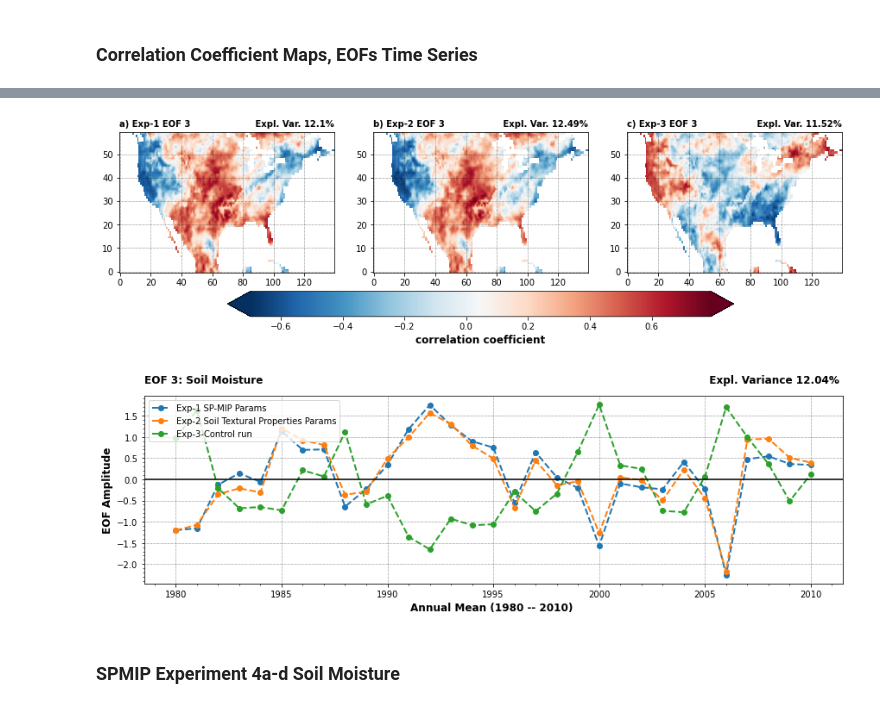
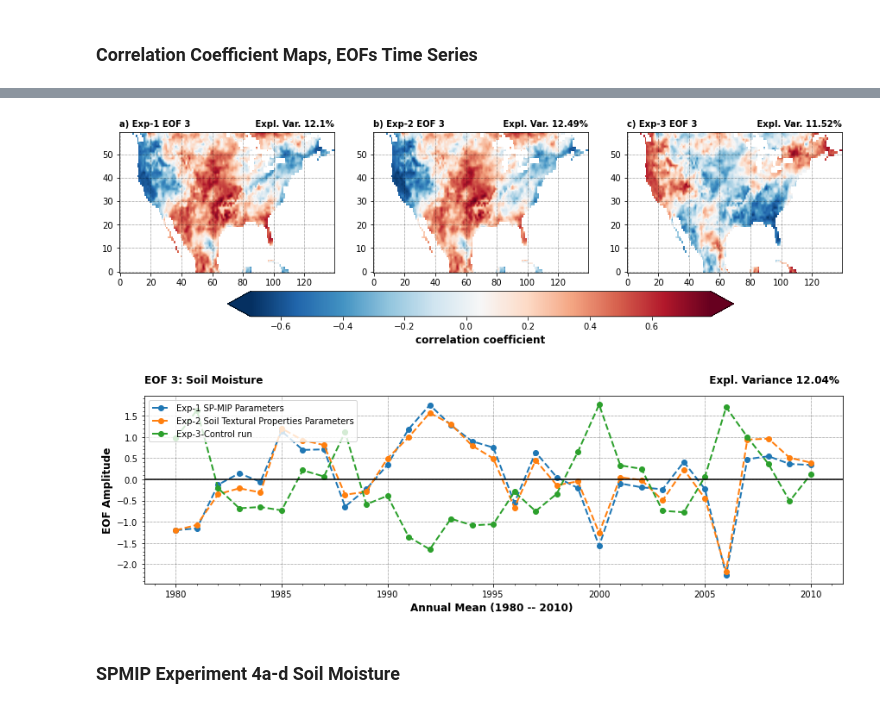
Before and after one commit to kachingasilwimba/Comprehensive-exam, a Jupyter notebook: Computing_Artifact/Empirical_orthogal_function_analysis.ipynb, the cells around one changed output, grey strips where cells are left out. Cells and saved outputs as stored; diff of their text form; code cells hidden in the pictures.

```diff
--- a/Computing_Artifact/Empirical_orthogal_function_analysis.ipynb
+++ b/Computing_Artifact/Empirical_orthogal_function_analysis.ipynb
@@ -456,36 +463,36 @@ original3=axs[2].imshow(eofs_corr3[2,:,:], \
 axs[2].set_title(f" Expl. Var. {(var_fracs3[2]*100).round(2)}%", loc='right',fontweight='bold',size=10)
 axs[2].grid(linestyle=':', linewidth=0.5, color='k')
 
 
 cb =plt.colorbar(original2, cmap='RdBu_r', \
                  ax=axs.ravel().tolist(), orientation='horizontal', shrink=0.7,extend='both', pad=0.099)
 cb.set_label('correlation coefficient',fontweight='bold', fontsize=12)#.set_label(label='new label',size=15,weight='bold')
 
 #============================================EOF Time Series
 plt.figure(figsize = (14.5,4))
 years = np.arange(1980,2011,1)
 plt.plot(years, np.delete(pcs1[:,2],-1), \
-         label="Exp-1 SP-MIP Params",linewidth=2,linestyle='dashed',   marker="o")
+         label="Exp-1 SP-MIP Parameters",linewidth=2,linestyle='dashed',   marker="o")
 plt.plot(years, np.delete(pcs2[:,2],-1), \
-         linewidth=2,label="Exp-2 Soil Textural Properties Params", linestyle='dashed',  marker="o")
+         linewidth=2,label="Exp-2 Soil Textural Properties Parameters", linestyle='dashed',  marker="o")
 plt.plot(years, np.delete(pcs3[:,2],-1), \
          linewidth=2,label="Exp-3-Control run",linestyle='dashed',  marker="o")
 plt.xlabel("Annual Mean (1980 -- 2010) ",fontweight='bold',fontsize=12)
 plt.ylabel("EOF Amplitude",fontweight='bold',  fontsize=12)
 plt.title(f"  Expl. Variance {EOFs3_aver_var_Explained.round(2)}% ",fontweight='bold', loc='right',size=12)
 plt.title(f"EOF 3: Soil Moisture ",loc="left", pad=15,fontweight='bold', fontsize=12)
 plt.legend(loc="upper right", fontsize=8)
 
 plt.ticklabel_format(axis="y", style="sci", scilimits=(0,0))
 plt.minorticks_on()
 plt.axhline(0, color='k')
 plt.legend(loc='upper left')
 plt.grid(linestyle=':', linewidth=0.5, color='k')
 plt.show()
 #save('/home/ksilwimba/EOF/et_eof1', ext='png', close=True, verbose=True)
 # %% [output]
 [figure]
-[figure, old version]
+[figure, new version]
 # %% [markdown]
 ### SPMIP Experiment  4a-d  Soil Moisture
 # %%
```
Also changed, not shown: parts of 7 cells of this notebook, 1 other file.
